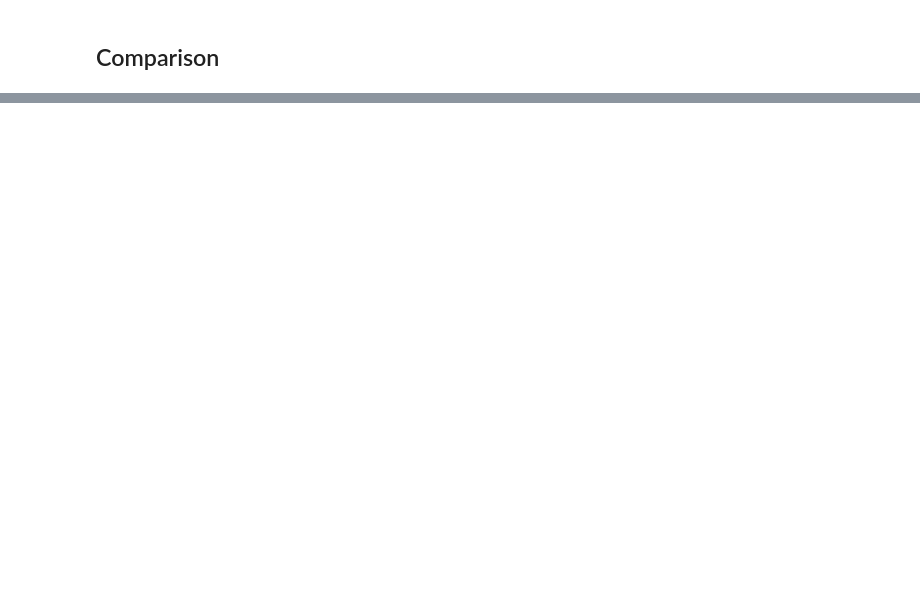
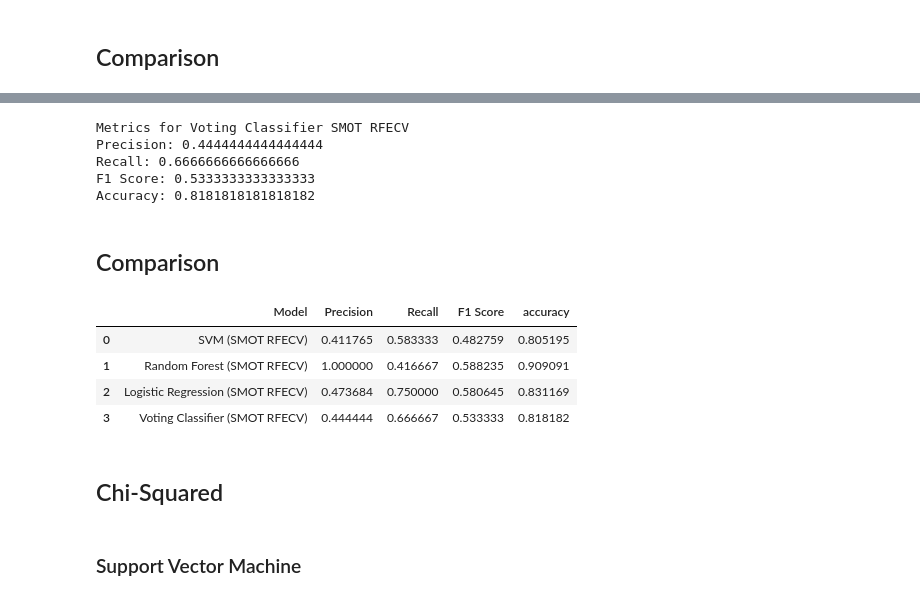
Before and after one commit to MMostafa-Hub/nasa-defect-prediction, a Jupyter notebook: notebooks/modeling.ipynb, the cells around one changed output, grey strips where cells are left out. Drawn from its saved outputs; the diff is of its cells as text; code cells hidden in the pictures; blank space fills up the shorter version.

Commit message:
Train and Test various models

```diff
--- a/notebooks/modeling.ipynb
+++ b/notebooks/modeling.ipynb
@@ -417,0 +491,2 @@ pd.concat([df_metrics, df_balanced_metrics], axis=0)
+# %%
+eclf_rfecv.fit(X_train_rfecv, y_train_rfecv)
@@ -417,0 +511,42 @@ pd.concat([df_metrics, df_balanced_metrics], axis=0)
+# %%
+eclf_rfecv_metrics = show_metrics(
+    "Voting Classifier SMOT RFECV", eclf_rfecv, X_test_rfecv, y_test_rfecv, show=True
+)
+# %% [output]
+Metrics for Voting Classifier SMOT RFECV
+Precision: 0.4444444444444444
+Recall: 0.6666666666666666
+F1 Score: 0.5333333333333333
+Accuracy: 0.8181818181818182
+# %% [markdown]
+## Comparison
+# %%
+metrics_matrix_rfecv = np.array(
+    [svm_rfecv_metrics, rfc_rfecv_metrics, lr_rfecv_metrics, eclf_rfecv_metrics]
+).T
+# %%
+rfecv_metrics = {
+    "Model": [
+        "SVM (SMOT RFECV)",
+        "Random Forest (SMOT RFECV)",
+        "Logistic Regression (SMOT RFECV)",
+        "Voting Classifier (SMOT RFECV)",
+    ],
+    "Precision": metrics_matrix_rfecv[0],
+    "Recall": metrics_matrix_rfecv[1],
+    "F1 Score": metrics_matrix_rfecv[2],
+    "accuracy": metrics_matrix_rfecv[3],
+}
+
+# Create a dataframe from the metrics dictionary
+df_rfecv_metrics = pd.DataFrame(rfecv_metrics)
+# %%
+df_rfecv_metrics
+# %% [output]
+|  | Model | Precision | Recall | F1 Score | accuracy |
+| 0 | SVM (SMOT RFECV) | 0.411765 | 0.583333 | 0.482759 | 0.805195 |
+| 1 | Random Forest (SMOT RFECV) | 1.000000 | 0.416667 | 0.588235 | 0.909091 |
+| 2 | Logistic Regression (SMOT RFECV) | 0.473684 | 0.750000 | 0.580645 | 0.831169 |
+| 3 | Voting Classifier (SMOT RFECV) | 0.444444 | 0.666667 | 0.533333 | 0.818182 |
+# %% [markdown]
+## Chi-Squared
@@ -417,0 +560,2 @@ pd.concat([df_metrics, df_balanced_metrics], axis=0)
+# %% [markdown]
+### Support Vector Machine
```
Also changed, not shown: parts of 58 cells of this notebook.
